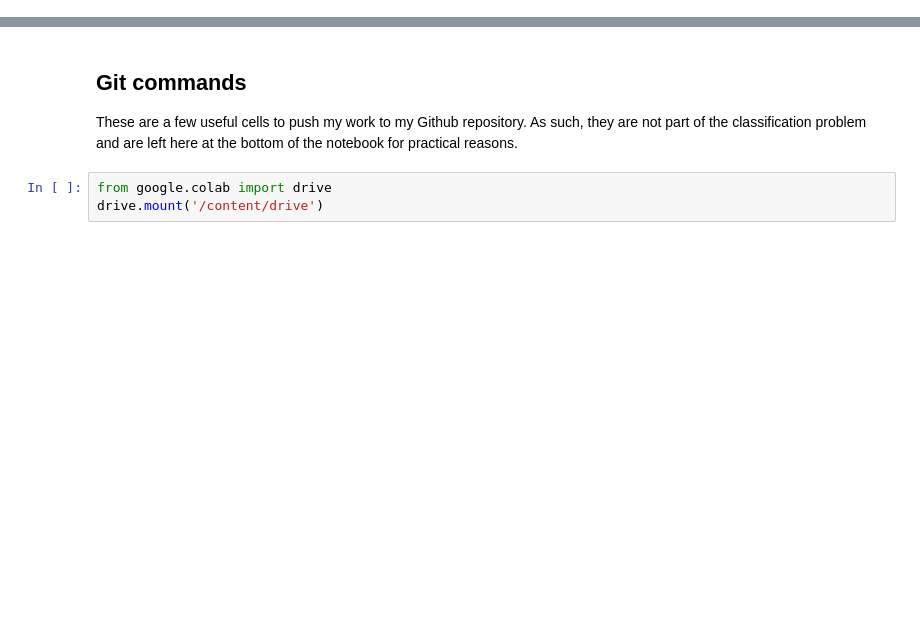
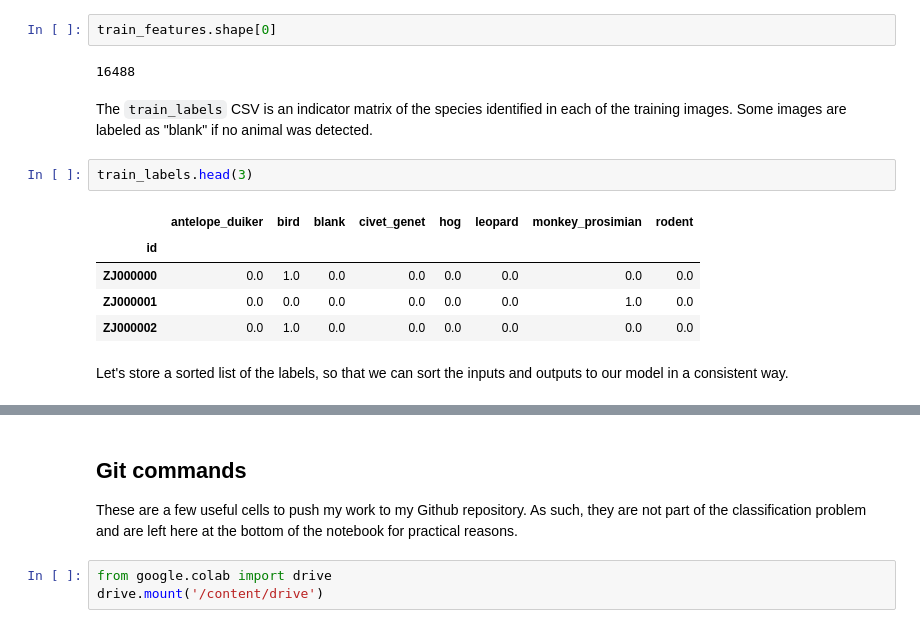
Before and after one commit to RosCarraro/Conser-vision, a Jupyter notebook: Conser-vision_classification.ipynb, the cells around one changed output, grey strips where cells are left out. Cells and saved outputs as stored; diff of their text form; blank space fills up the shorter version.

```diff
--- a/Conser-vision_classification.ipynb
+++ b/Conser-vision_classification.ipynb
@@ -6,0 +39,16 @@ The goal is to classify the species that appear in camera trap images collected
+# %%
+train_features.shape[0]
+# %% [output]
+16488
+# %% [markdown]
+The `train_labels` CSV is an indicator matrix of the species identified in each of the training images. Some images are labeled as "blank" if no animal was detected.
+# %%
+train_labels.head(3)
+# %% [output]
+|  | antelope_duiker | bird | blank | civet_genet | hog | leopard | monkey_prosimian | rodent |
+| id |  |  |  |  |  |  |  |  |
+| ZJ000000 | 0.0 | 1.0 | 0.0 | 0.0 | 0.0 | 0.0 | 0.0 | 0.0 |
+| ZJ000001 | 0.0 | 0.0 | 0.0 | 0.0 | 0.0 | 0.0 | 1.0 | 0.0 |
+| ZJ000002 | 0.0 | 1.0 | 0.0 | 0.0 | 0.0 | 0.0 | 0.0 | 0.0 |
+# %% [markdown]
+Let's store a sorted list of the labels, so that we can sort the inputs and outputs to our model in a consistent way.
```
Also changed, not shown: parts of 19 cells of this notebook.
